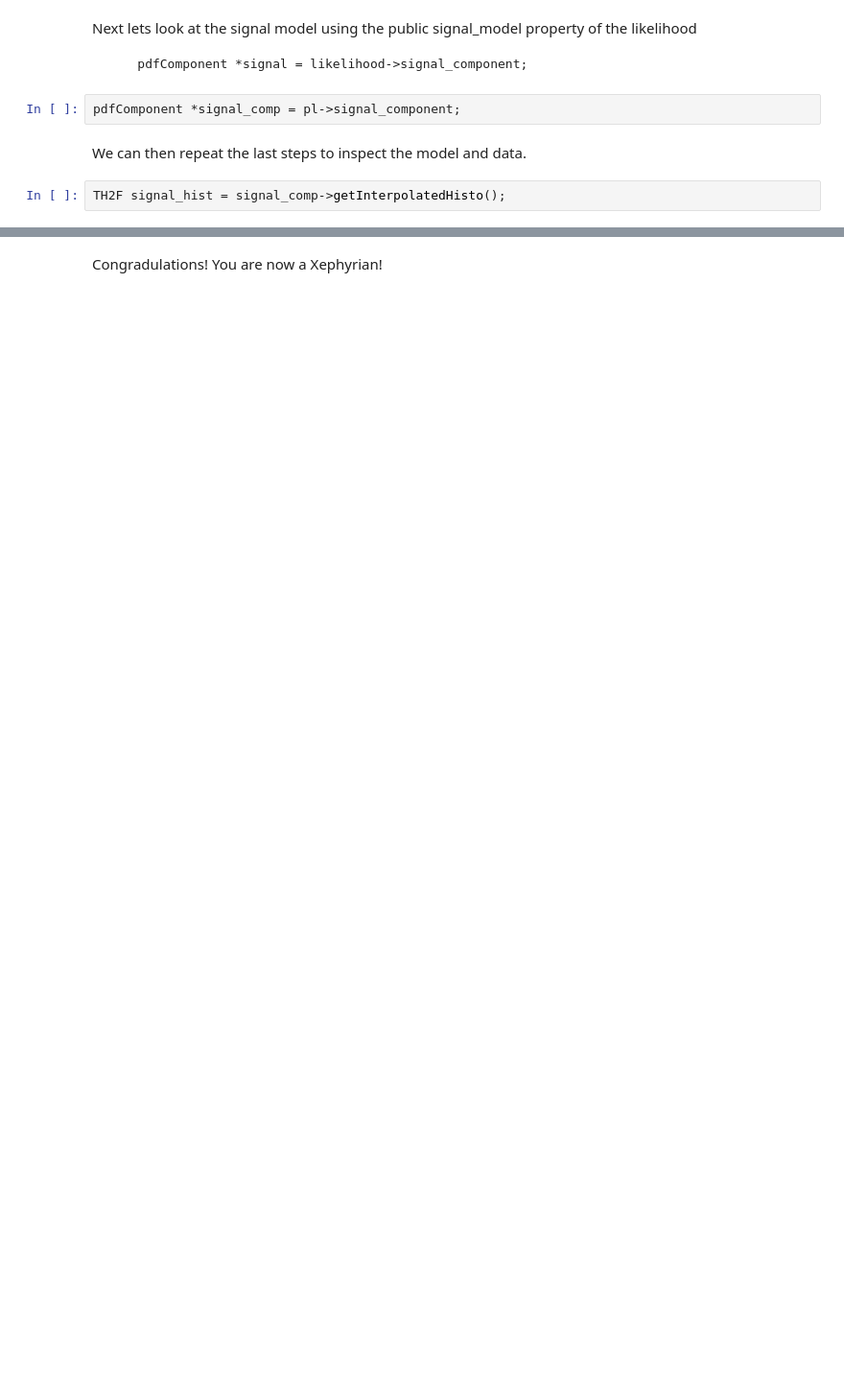
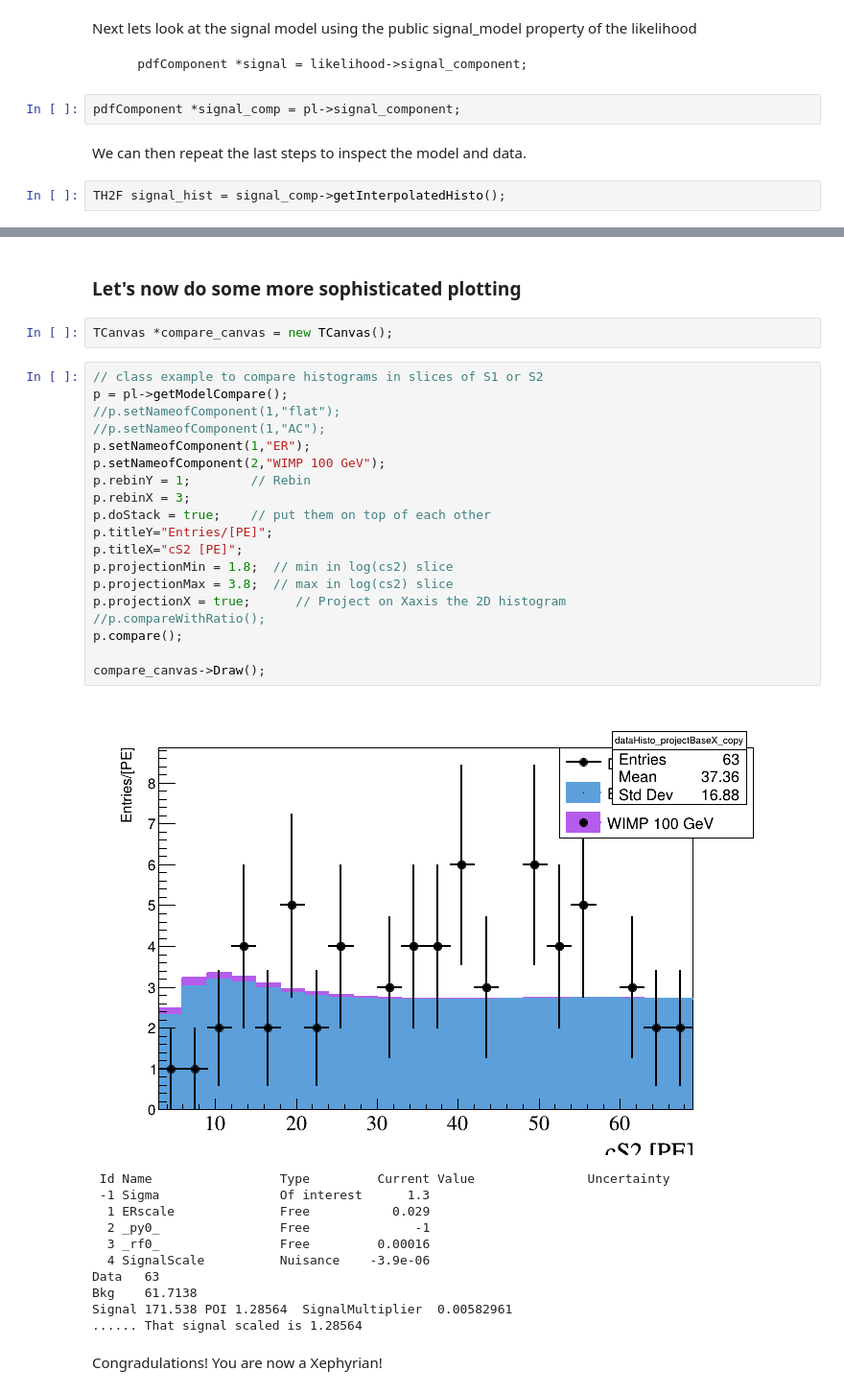
Before and after one commit to XENON1T/Xephyr, a Jupyter notebook: notebooks/asymptotic_inference.ipynb, the cells around one changed output, grey strips where cells are left out. Shown at 96% size. Saved outputs shown, nothing was run; the diff lists cells and outputs as text; blank space fills up the shorter version.

```diff
--- a/notebooks/asymptotic_inference.ipynb
+++ b/notebooks/asymptotic_inference.ipynb
@@ -510,2 +509,37 @@ model_canvas->Draw();
+# %% [markdown]
+### Let's now do some more sophisticated plotting
+# %%
+TCanvas *compare_canvas = new TCanvas();
+# %%
+// class example to compare histograms in slices of S1 or S2
+p = pl->getModelCompare();
+//p.setNameofComponent(1,"flat");
+//p.setNameofComponent(1,"AC");
+p.setNameofComponent(1,"ER");
+p.setNameofComponent(2,"WIMP 100 GeV");
+p.rebinY = 1;        // Rebin
+p.rebinX = 3;
+p.doStack = true;    // put them on top of each other
+p.titleY="Entries/[PE]";
+p.titleX="cS2 [PE]";
+p.projectionMin = 1.8;  // min in log(cs2) slice
+p.projectionMax = 3.8;  // max in log(cs2) slice
+p.projectionX = true;      // Project on Xaxis the 2D histogram
+//p.compareWithRatio();
+p.compare();
+
+compare_canvas->Draw();
+# %% [output]
+[figure, added]
+ Id Name                 Type         Current Value               Uncertainty
+ -1 Sigma                Of interest      1.3
+  1 ERscale              Free           0.029
+  2 _py0_                Free              -1
+  3 _rf0_                Free         0.00016
+  4 SignalScale          Nuisance    -3.9e-06
+Data   63
+Bkg    61.7138
+Signal 171.538 POI 1.28564  SignalMultiplier  0.00582961
+...... That signal scaled is 1.28564
 # %% [markdown]
 Congradulations! You are now a Xephyrian!
```
Also changed, not shown: parts of 38 cells of this notebook, 1 other file.
